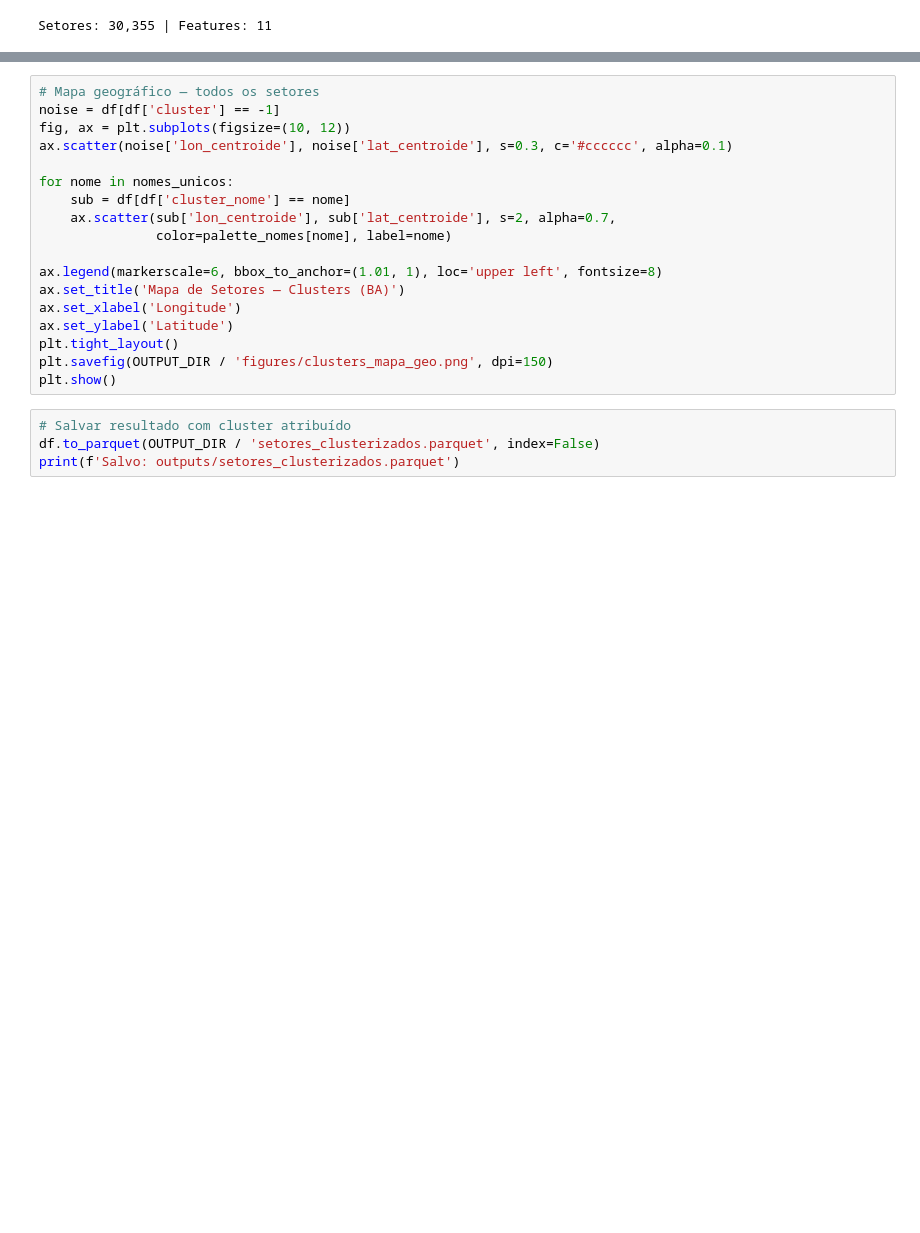
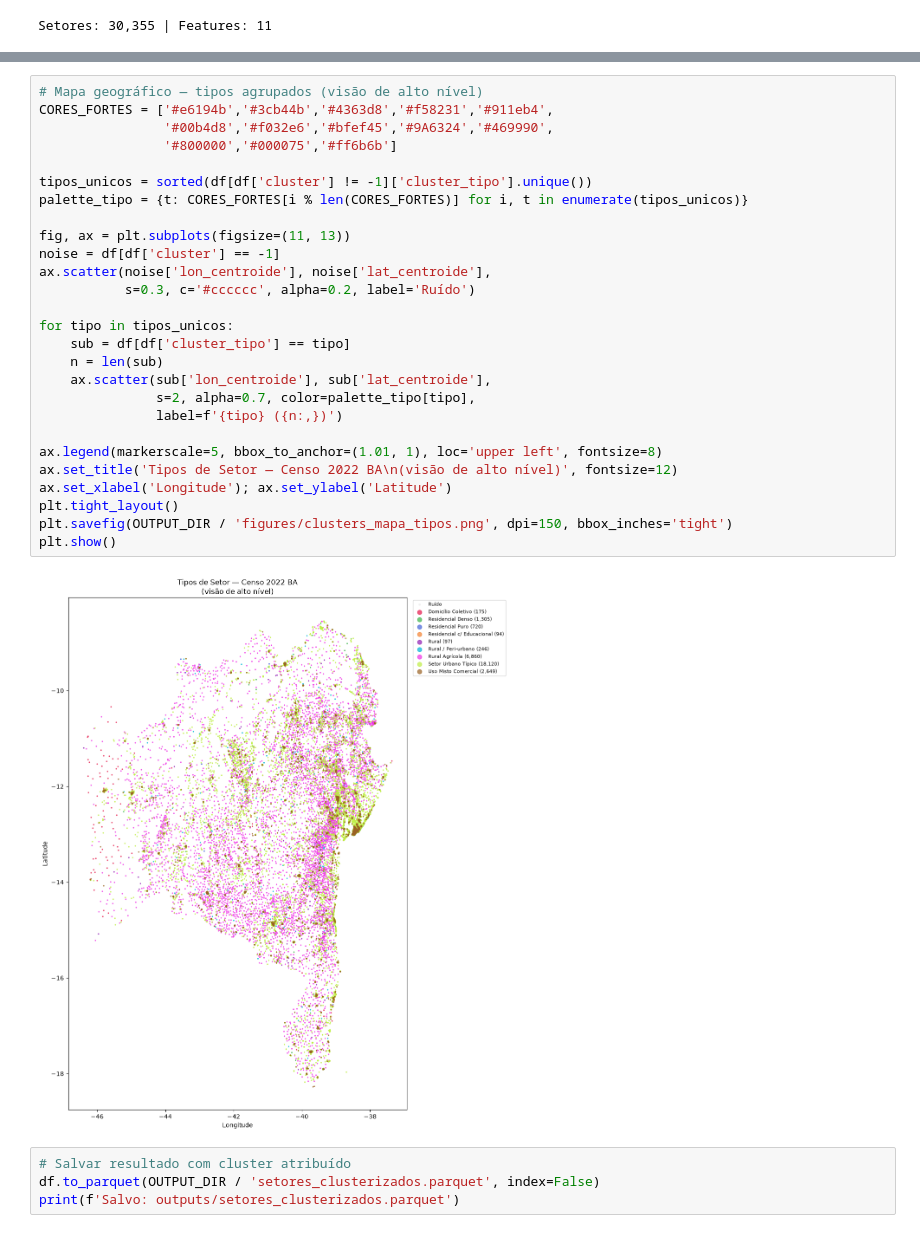
Before and after one commit to wesleiferreira98/trabalho-topicos-4, a Jupyter notebook: notebooks/05_modelagem.ipynb, the cells around one changed output, grey strips where cells are left out. Drawn from its saved outputs; the diff is of its cells as text; blank space fills up the shorter version.

```diff
--- a/notebooks/05_modelagem.ipynb
+++ b/notebooks/05_modelagem.ipynb
@@ -219,21 +295,32 @@ plt.show()
 # %%
-# Mapa geográfico — todos os setores
+# Mapa geográfico — tipos agrupados (visão de alto nível)
+CORES_FORTES = ['#e6194b','#3cb44b','#4363d8','#f58231','#911eb4',
+                '#00b4d8','#f032e6','#bfef45','#9A6324','#469990',
+                '#800000','#000075','#ff6b6b']
+
+tipos_unicos = sorted(df[df['cluster'] != -1]['cluster_tipo'].unique())
+palette_tipo = {t: CORES_FORTES[i % len(CORES_FORTES)] for i, t in enumerate(tipos_unicos)}
+
+fig, ax = plt.subplots(figsize=(11, 13))
 noise = df[df['cluster'] == -1]
-fig, ax = plt.subplots(figsize=(10, 12))
-ax.scatter(noise['lon_centroide'], noise['lat_centroide'], s=0.3, c='#cccccc', alpha=0.1)
+ax.scatter(noise['lon_centroide'], noise['lat_centroide'],
+           s=0.3, c='#cccccc', alpha=0.2, label='Ruído')
 
-for nome in nomes_unicos:
-    sub = df[df['cluster_nome'] == nome]
-    ax.scatter(sub['lon_centroide'], sub['lat_centroide'], s=2, alpha=0.7,
-               color=palette_nomes[nome], label=nome)
+for tipo in tipos_unicos:
+    sub = df[df['cluster_tipo'] == tipo]
+    n = len(sub)
+    ax.scatter(sub['lon_centroide'], sub['lat_centroide'],
+               s=2, alpha=0.7, color=palette_tipo[tipo],
+               label=f'{tipo} ({n:,})')
 
-ax.legend(markerscale=6, bbox_to_anchor=(1.01, 1), loc='upper left', fontsize=8)
-ax.set_title('Mapa de Setores — Clusters (BA)')
-ax.set_xlabel('Longitude')
-ax.set_ylabel('Latitude')
+ax.legend(markerscale=5, bbox_to_anchor=(1.01, 1), loc='upper left', fontsize=8)
+ax.set_title('Tipos de Setor — Censo 2022 BA\n(visão de alto nível)', fontsize=12)
+ax.set_xlabel('Longitude'); ax.set_ylabel('Latitude')
 plt.tight_layout()
-plt.savefig(OUTPUT_DIR / 'figures/clusters_mapa_geo.png', dpi=150)
+plt.savefig(OUTPUT_DIR / 'figures/clusters_mapa_tipos.png', dpi=150, bbox_inches='tight')
 plt.show()
+# %% [output]
+[figure, added]
 # %%
 # Salvar resultado com cluster atribuído
 df.to_parquet(OUTPUT_DIR / 'setores_clusterizados.parquet', index=False)
```
Also changed, not shown: parts of 10 cells of this notebook, 4 other files.
